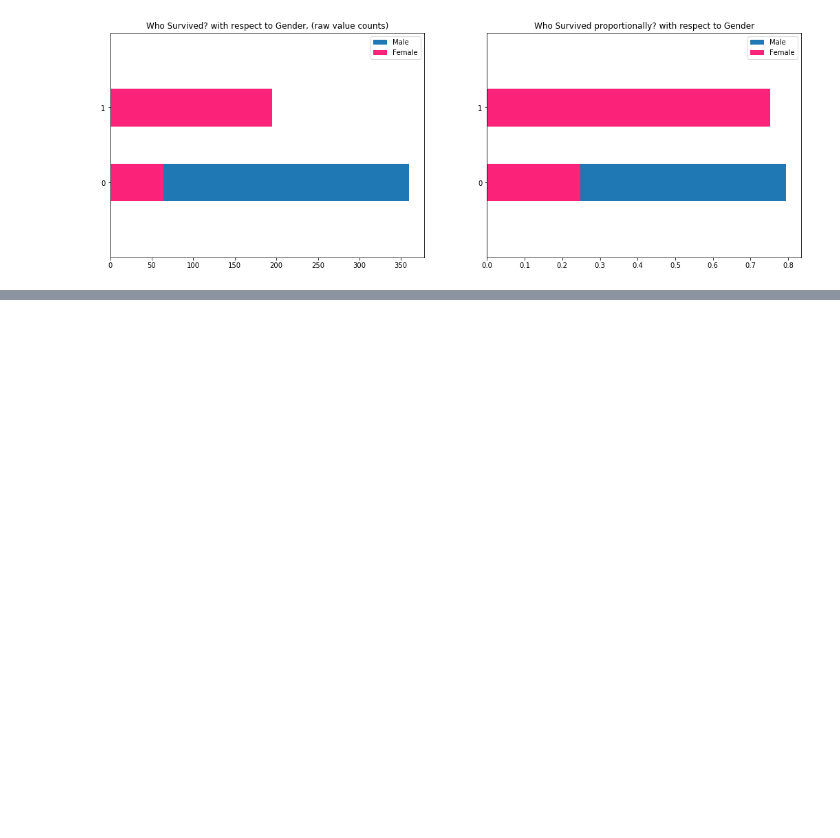
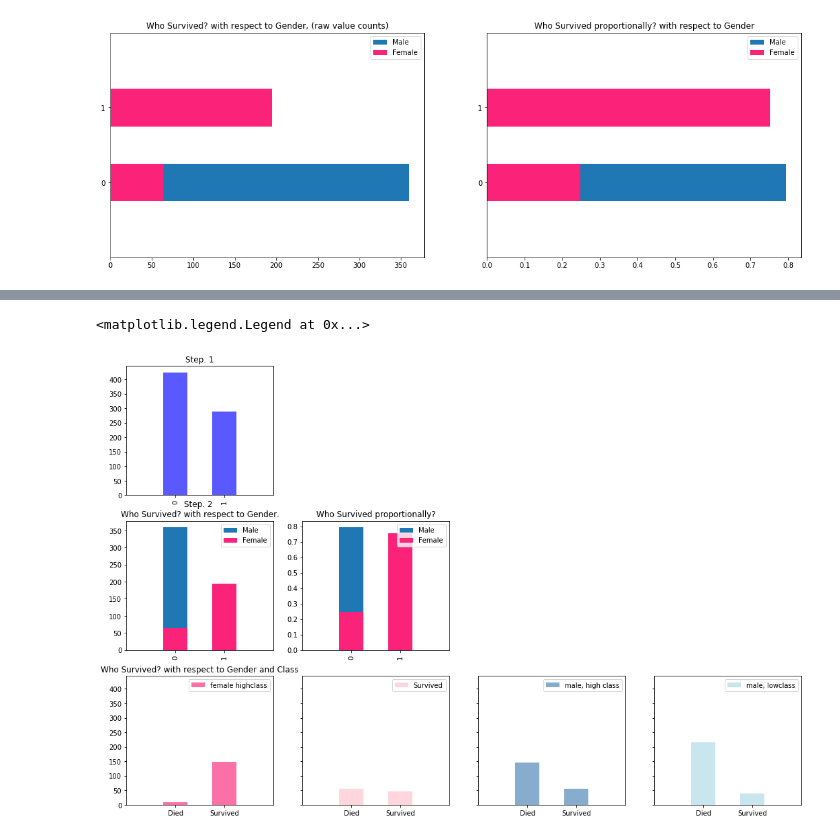
Before and after one commit to just-a-stone/notebook-exercise, a Jupyter notebook: kaggle-titanic/all.ipynb, the cells around one changed output, grey strips where cells are left out. Cells and saved outputs as stored; diff of their text form; code cells hidden in the pictures; blank space fills up the shorter version.

```diff
--- a/kaggle-titanic/all.ipynb
+++ b/kaggle-titanic/all.ipynb
@@ -78,0 +119,57 @@ plt.legend(loc='best')
+# %%
+#汇总以上可视化视图
+fig = plt.figure(figsize=(18,12))
+alpha_level = 0.65
+
+#建立一个3行4列的视图，ax1为第一个子图
+ax1 = fig.add_subplot(341)
+df.Survived.value_counts(sort=False).plot(kind='bar',color='blue',alpha=alpha_level)
+ax1.set_xlim(-1,len(df.Survived.value_counts()))
+# ax1.set_xticklabels(['Died','Survived'],rotation=0)
+plt.title('Step. 1')
+
+ax2 = fig.add_subplot(345)
+df.Survived[df.Sex == 'male'].value_counts(sort=False).plot(kind='bar',label='Male')
+df.Survived[df.Sex == 'female'].value_counts(sort=False).plot(kind='bar',label='Female',color='#FA2379')
+ax2.set_xlim(-1,2)
+plt.title('Step. 2 \nWho Survived? with respect to Gender.')
+plt.legend(loc='best')
+
+ax3 = fig.add_subplot(346)
+(df.Survived[df.Sex == 'male'].value_counts(sort=False)/float(df.Sex[df.Sex == 'male'].size)).plot(kind='bar',label='Male')
+(df.Survived[df.Sex == 'female'].value_counts(sort=False)/float(df.Sex[df.Sex == 'female'].size)).plot(kind='bar',color='#FA2379',label='Female')
+ax3.set_xlim(-1,2)
+plt.title('Who Survived proportionally?')
+plt.legend(loc='best')
+
+ax4 = fig.add_subplot(349,sharey=ax1)
+female_highclass = df.Survived[df.Sex == 'female'][df.Pclass != 3].value_counts(sort=False)
+female_highclass.plot(kind='bar',label='female highclass',color='#FA2479',alpha=alpha_level)
+ax4.set_xticklabels(['Died','Survived'],rotation=0)
+ax4.set_xlim(-1,len(female_highclass))
+plt.title('Who Survived? with respect to Gender and Class')
+plt.legend(loc='best')
+
+ax5 = fig.add_subplot(3,4,10,sharey=ax1)
+female_lowclass = df.Survived[df.Sex == 'female'][df.Pclass == 3].value_counts(sort=False)
+female_lowclass.plot(kind='bar',color='pink',alpha=alpha_level)
+ax5.set_xticklabels(['Died','Survived'],rotation=0)
+ax5.set_xlim(-1,len(female_lowclass))
+plt.legend(loc='best')
+
+ax6 = fig.add_subplot(3,4,11,sharey=ax1)
+male_highclass = df.Survived[df.Sex == 'male'][df.Pclass != 3].value_counts(sort=False)
+male_highclass.plot(kind='bar',label='male, high class',color='steelblue',alpha=alpha_level)
+ax6.set_xticklabels(['Died','Survived'],rotation=0)
+ax6.set_xlim(-1,len(male_highclass))
+plt.legend(loc='best')
+
+ax7 = fig.add_subplot(3,4,12,sharey=ax1)
+male_lowclass = df.Survived[df.Sex == 'male'][df.Pclass == 3].value_counts(sort=False)
+male_lowclass.plot(kind='bar',label='male, lowclass',color='lightblue',alpha=alpha_level)
+ax7.set_xticklabels(['Died','Survived'],rotation=0)
+ax7.set_xlim(-1,len(male_lowclass))
+plt.legend(loc='best')
+# %% [output]
+<matplotlib.legend.Legend at 0x...>
+[figure, added]
```
Also changed, not shown: parts of 7 cells of this notebook, 1 other file.
